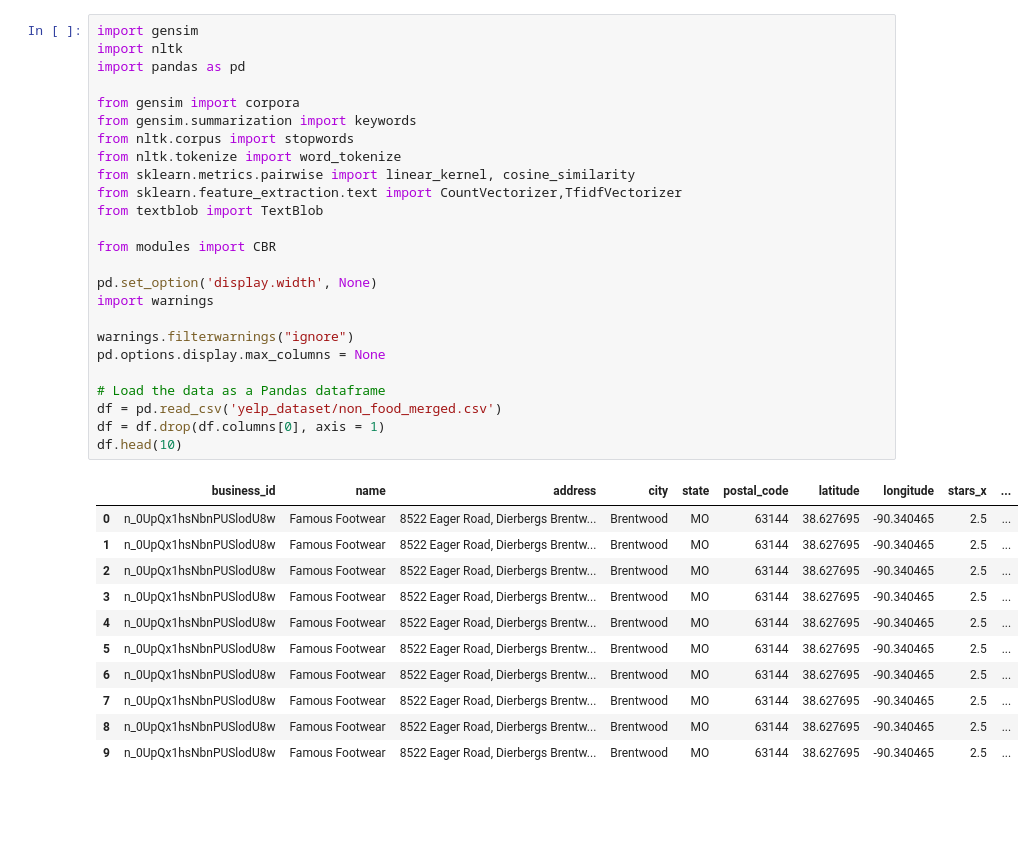
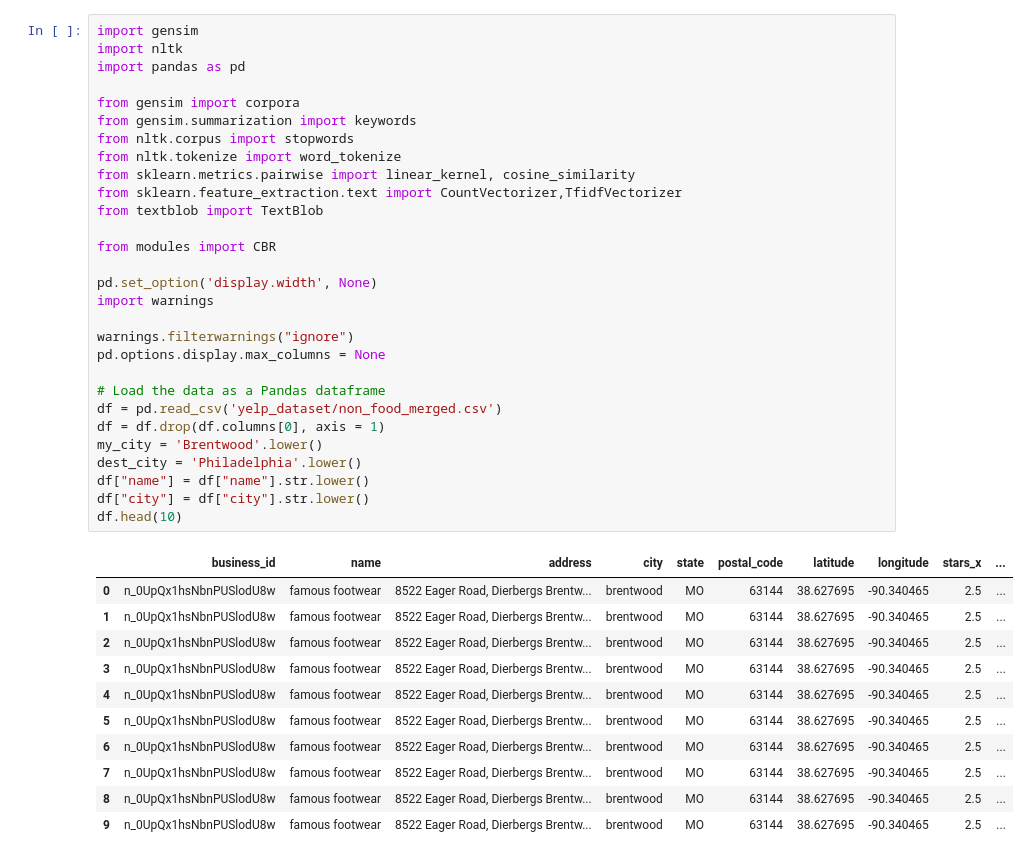
Before and after one commit to sam7933715/W210-Capstone-New, a Jupyter notebook: data/content_based_example_run.ipynb, the cells around one changed output. Cells and saved outputs as stored; diff of their text form; blank space fills up the shorter version.

```diff
--- a/data/content_based_example_run.ipynb
+++ b/data/content_based_example_run.ipynb
@@ -1,40 +1,44 @@
 # %%
 import gensim
 import nltk
 import pandas as pd
 
 from gensim import corpora
 from gensim.summarization import keywords
 from nltk.corpus import stopwords
 from nltk.tokenize import word_tokenize
 from sklearn.metrics.pairwise import linear_kernel, cosine_similarity
 from sklearn.feature_extraction.text import CountVectorizer,TfidfVectorizer
 from textblob import TextBlob
 
 from modules import CBR
 
 pd.set_option('display.width', None)
 import warnings
 
 warnings.filterwarnings("ignore")
 pd.options.display.max_columns = None
 
 # Load the data as a Pandas dataframe
 df = pd.read_csv('yelp_dataset/non_food_merged.csv')
 df = df.drop(df.columns[0], axis = 1)
+my_city = 'Brentwood'.lower()
+dest_city = 'Philadelphia'.lower()
+df["name"] = df["name"].str.lower()
+df["city"] = df["city"].str.lower()
 df.head(10)
 # %% [output]
 |  | business_id | name | address | city | state | postal_code | latitude | longitude | stars_x | ... |
-| 0 | n_0UpQx1hsNbnPUSlodU8w | Famous Footwear | 8522 Eager Road, Dierbergs Brentw... | Brentwood | MO | 63144 | 38.627695 | -90.340465 | 2.5 | ... |
-| 1 | n_0UpQx1hsNbnPUSlodU8w | Famous Footwear | 8522 Eager Road, Dierbergs Brentw... | Brentwood | MO | 63144 | 38.627695 | -90.340465 | 2.5 | ... |
-| 2 | n_0UpQx1hsNbnPUSlodU8w | Famous Footwear | 8522 Eager Road, Dierbergs Brentw... | Brentwood | MO | 63144 | 38.627695 | -90.340465 | 2.5 | ... |
-| 3 | n_0UpQx1hsNbnPUSlodU8w | Famous Footwear | 8522 Eager Road, Dierbergs Brentw... | Brentwood | MO | 63144 | 38.627695 | -90.340465 | 2.5 | ... |
-| 4 | n_0UpQx1hsNbnPUSlodU8w | Famous Footwear | 8522 Eager Road, Dierbergs Brentw... | Brentwood | MO | 63144 | 38.627695 | -90.340465 | 2.5 | ... |
-| 5 | n_0UpQx1hsNbnPUSlodU8w | Famous Footwear | 8522 Eager Road, Dierbergs Brentw... | Brentwood | MO | 63144 | 38.627695 | -90.340465 | 2.5 | ... |
-| 6 | n_0UpQx1hsNbnPUSlodU8w | Famous Footwear | 8522 Eager Road, Dierbergs Brentw... | Brentwood | MO | 63144 | 38.627695 | -90.340465 | 2.5 | ... |
-| 7 | n_0UpQx1hsNbnPUSlodU8w | Famous Footwear | 8522 Eager Road, Dierbergs Brentw... | Brentwood | MO | 63144 | 38.627695 | -90.340465 | 2.5 | ... |
-| 8 | n_0UpQx1hsNbnPUSlodU8w | Famous Footwear | 8522 Eager Road, Dierbergs Brentw... | Brentwood | MO | 63144 | 38.627695 | -90.340465 | 2.5 | ... |
-| 9 | n_0UpQx1hsNbnPUSlodU8w | Famous Footwear | 8522 Eager Road, Dierbergs Brentw... | Brentwood | MO | 63144 | 38.627695 | -90.340465 | 2.5 | ... |
+| 0 | n_0UpQx1hsNbnPUSlodU8w | famous footwear | 8522 Eager Road, Dierbergs Brentw... | brentwood | MO | 63144 | 38.627695 | -90.340465 | 2.5 | ... |
+| 1 | n_0UpQx1hsNbnPUSlodU8w | famous footwear | 8522 Eager Road, Dierbergs Brentw... | brentwood | MO | 63144 | 38.627695 | -90.340465 | 2.5 | ... |
+| 2 | n_0UpQx1hsNbnPUSlodU8w | famous footwear | 8522 Eager Road, Dierbergs Brentw... | brentwood | MO | 63144 | 38.627695 | -90.340465 | 2.5 | ... |
+| 3 | n_0UpQx1hsNbnPUSlodU8w | famous footwear | 8522 Eager Road, Dierbergs Brentw... | brentwood | MO | 63144 | 38.627695 | -90.340465 | 2.5 | ... |
+| 4 | n_0UpQx1hsNbnPUSlodU8w | famous footwear | 8522 Eager Road, Dierbergs Brentw... | brentwood | MO | 63144 | 38.627695 | -90.340465 | 2.5 | ... |
+| 5 | n_0UpQx1hsNbnPUSlodU8w | famous footwear | 8522 Eager Road, Dierbergs Brentw... | brentwood | MO | 63144 | 38.627695 | -90.340465 | 2.5 | ... |
+| 6 | n_0UpQx1hsNbnPUSlodU8w | famous footwear | 8522 Eager Road, Dierbergs Brentw... | brentwood | MO | 63144 | 38.627695 | -90.340465 | 2.5 | ... |
+| 7 | n_0UpQx1hsNbnPUSlodU8w | famous footwear | 8522 Eager Road, Dierbergs Brentw... | brentwood | MO | 63144 | 38.627695 | -90.340465 | 2.5 | ... |
+| 8 | n_0UpQx1hsNbnPUSlodU8w | famous footwear | 8522 Eager Road, Dierbergs Brentw... | brentwood | MO | 63144 | 38.627695 | -90.340465 | 2.5 | ... |
+| 9 | n_0UpQx1hsNbnPUSlodU8w | famous footwear | 8522 Eager Road, Dierbergs Brentw... | brentwood | MO | 63144 | 38.627695 | -90.340465 | 2.5 | ... |
 # %%
 tst = df.iloc[:20000,]
 tmp = CBR.sentiment_analysis(tst)
```
Also changed, not shown: parts of 3 cells of this notebook, 1 other file.
